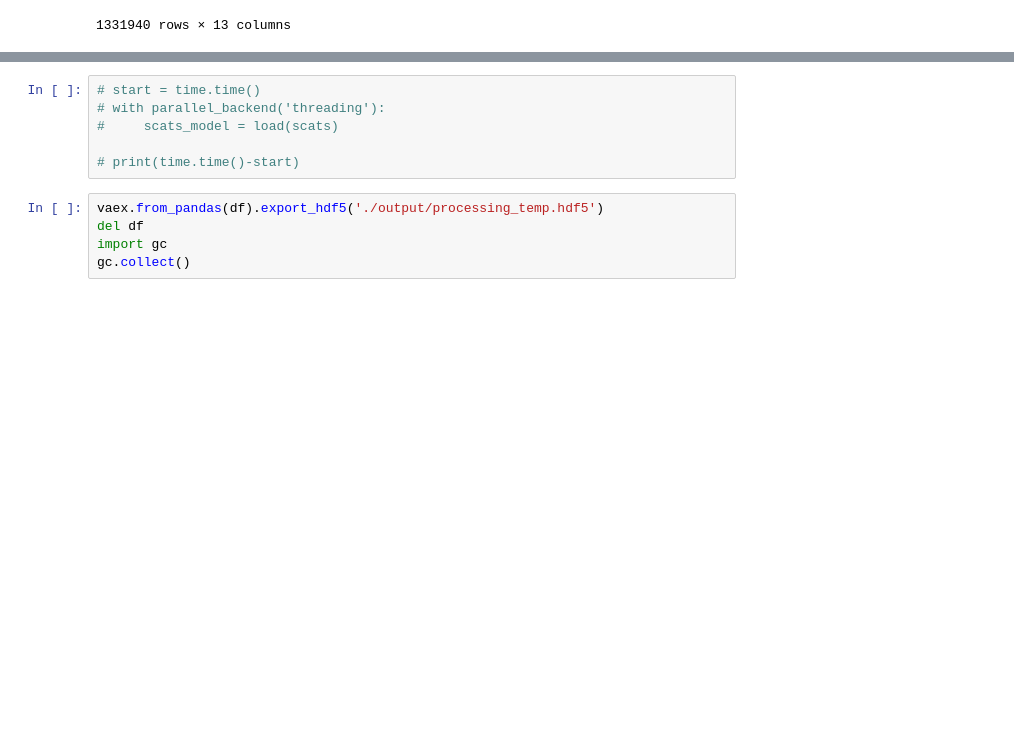
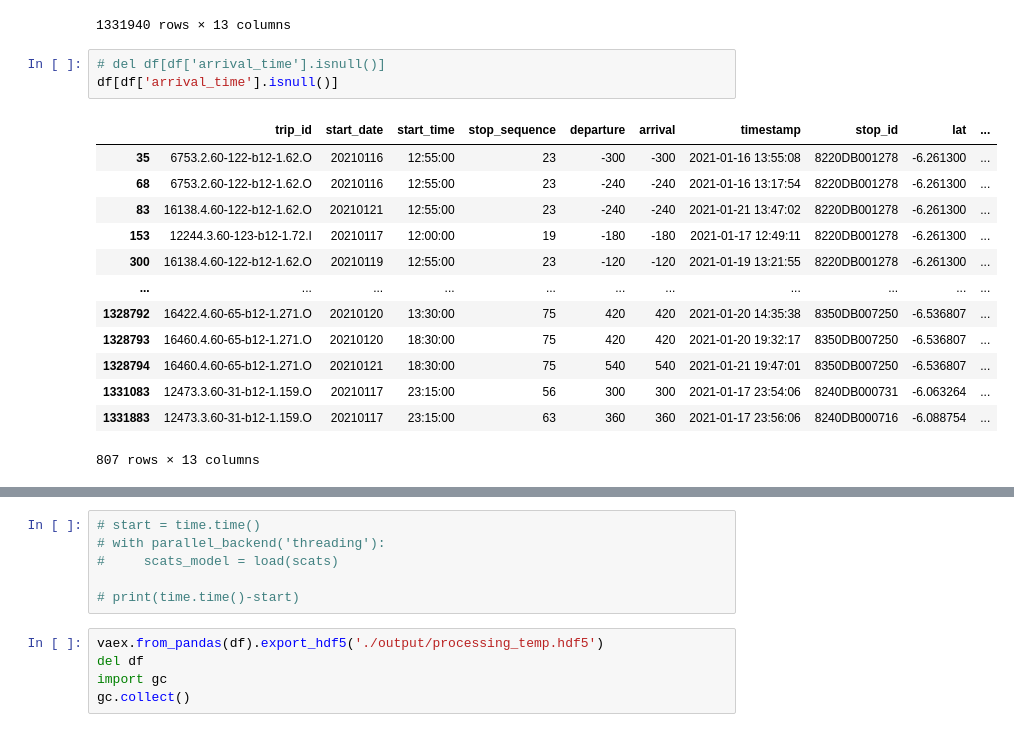
Before and after one commit to Drakodav/backend_d-dub, a Jupyter notebook: ml/processing/gtfsr_process_data.ipynb, the cells around one changed output, grey strips where cells are left out. Saved outputs shown, nothing was run; the diff lists cells and outputs as text; blank space fills up the shorter version.

```diff
--- a/ml/processing/gtfsr_process_data.ipynb
+++ b/ml/processing/gtfsr_process_data.ipynb
@@ -162,3 +171,20 @@ df
 | 1331938 | 16460.4.60-65-b12-1.271.O | 20210120 | 18:30:00 | 70 | 480 | 480 | 2021-01-20 19:45:43 | 8350DB004021 | -6.518851 | ... |
 | 1331939 | 6322.1.60-13-b12-1.26.O | 20210114 | 18:30:00 | 90 | 1140 | 1140 | 2021-01-14 20:12:14 | 8230DB007230 | -6.453779 | ... |
 1331940 rows × 13 columns
+# %%
+# del df[df['arrival_time'].isnull()]
+df[df['arrival_time'].isnull()]
+# %% [output]
+|  | trip_id | start_date | start_time | stop_sequence | departure | arrival | timestamp | stop_id | lat | ... |
+| 35 | 6753.2.60-122-b12-1.62.O | 20210116 | 12:55:00 | 23 | -300 | -300 | 2021-01-16 13:55:08 | 8220DB001278 | -6.261300 | ... |
+| 68 | 6753.2.60-122-b12-1.62.O | 20210116 | 12:55:00 | 23 | -240 | -240 | 2021-01-16 13:17:54 | 8220DB001278 | -6.261300 | ... |
+| 83 | 16138.4.60-122-b12-1.62.O | 20210121 | 12:55:00 | 23 | -240 | -240 | 2021-01-21 13:47:02 | 8220DB001278 | -6.261300 | ... |
+| 153 | 12244.3.60-123-b12-1.72.I | 20210117 | 12:00:00 | 19 | -180 | -180 | 2021-01-17 12:49:11 | 8220DB001278 | -6.261300 | ... |
+| 300 | 16138.4.60-122-b12-1.62.O | 20210119 | 12:55:00 | 23 | -120 | -120 | 2021-01-19 13:21:55 | 8220DB001278 | -6.261300 | ... |
+| ... | ... | ... | ... | ... | ... | ... | ... | ... | ... | ... |
+| 1328792 | 16422.4.60-65-b12-1.271.O | 20210120 | 13:30:00 | 75 | 420 | 420 | 2021-01-20 14:35:38 | 8350DB007250 | -6.536807 | ... |
+| 1328793 | 16460.4.60-65-b12-1.271.O | 20210120 | 18:30:00 | 75 | 420 | 420 | 2021-01-20 19:32:17 | 8350DB007250 | -6.536807 | ... |
+| 1328794 | 16460.4.60-65-b12-1.271.O | 20210121 | 18:30:00 | 75 | 540 | 540 | 2021-01-21 19:47:01 | 8350DB007250 | -6.536807 | ... |
+| 1331083 | 12473.3.60-31-b12-1.159.O | 20210117 | 23:15:00 | 56 | 300 | 300 | 2021-01-17 23:54:06 | 8240DB000731 | -6.063264 | ... |
+| 1331883 | 12473.3.60-31-b12-1.159.O | 20210117 | 23:15:00 | 63 | 360 | 360 | 2021-01-17 23:56:06 | 8240DB000716 | -6.088754 | ... |
+807 rows × 13 columns
```
Also changed, not shown: parts of 8 cells of this notebook, 1 other file.
